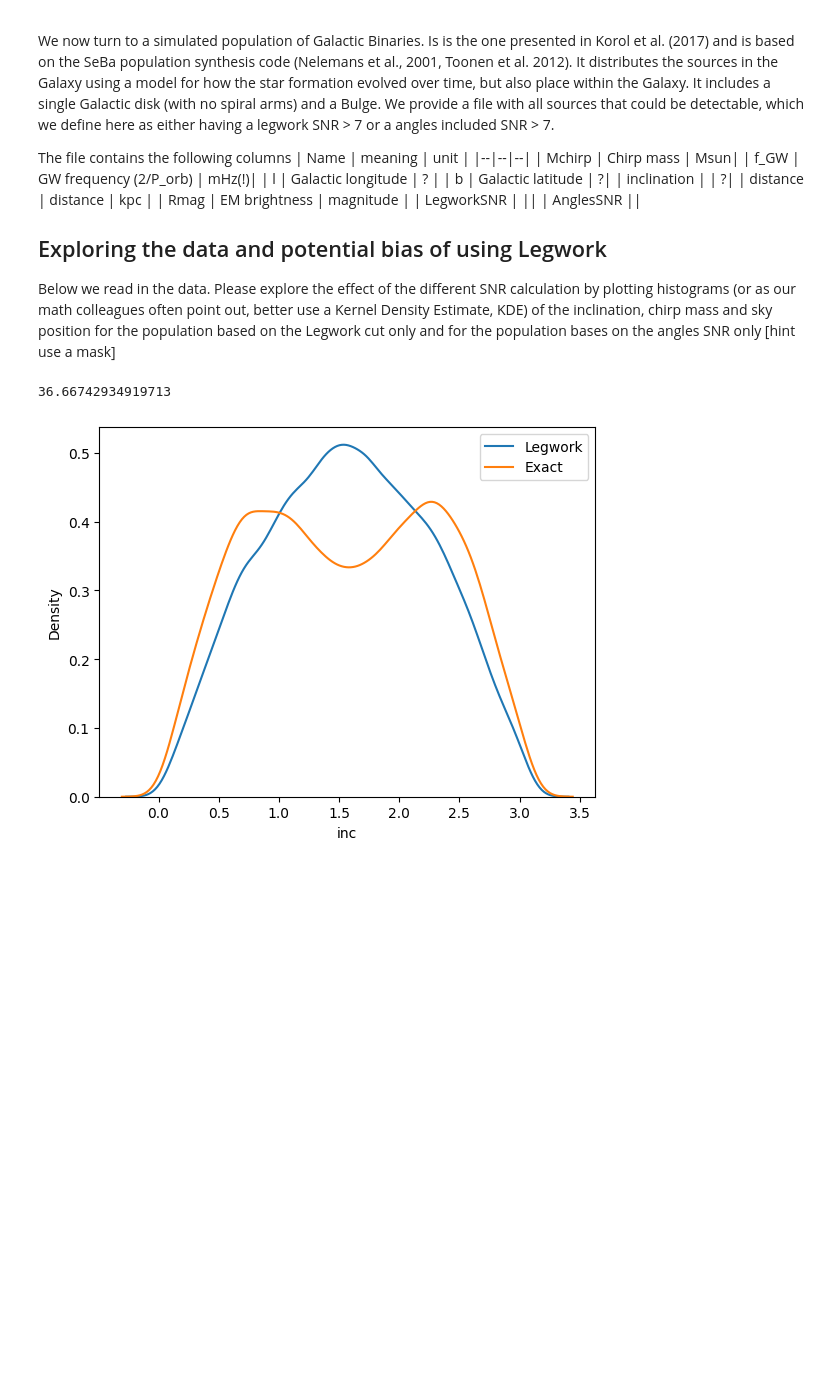
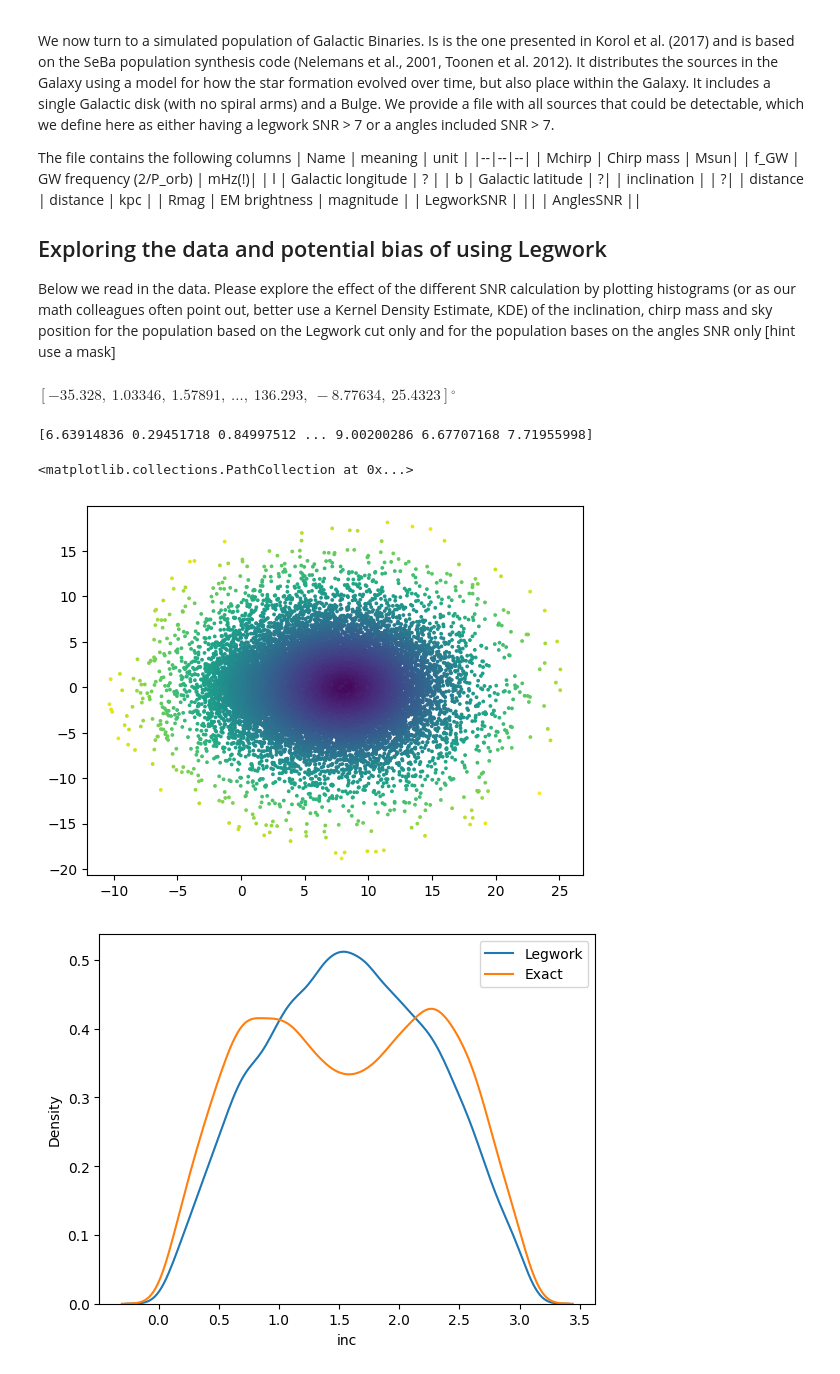
Before and after one commit to nelemans/LISA_GB_population, a Jupyter notebook: LISA_community_day_populations.ipynb, the cells around one changed output. Drawn from its saved outputs; the diff is of its cells as text; code cells hidden in the pictures; blank space fills up the shorter version.

```diff
--- a/LISA_community_day_populations.ipynb
+++ b/LISA_community_day_populations.ipynb
@@ -354,12 +354,24 @@ maskLegwork = data['approxSNR'] > 7
 maskAngles = data['exactSNR'] > 7
 # %%
 data['Mchirp'] = Mch(data['M1'],data['M2'])
-# %%
-data['f_GW'] = 2/(data['P']*u.day.to(u.second))*1000
-# %%
-data['f_GW'].max()
-# %% [output]
-36.66742934919713
+# %%
+np.array(data['l'])*u.degree
+# %% [output]
+$[-35.328,~1.03346,~1.57891,~\dots,~136.293,~-8.77634,~25.4323]\mathrm{{}^{\circ}}$
+# %%
+from astropy.coordinates import SkyCoord
+c = SkyCoord(l=np.array(data['l'])*u.degree, b=np.array(data['b'])*u.degree, distance = np.array(data['d'])*u.kpc, frame='galactic')
+gal_d = c.transform_to(frame='galactocentric').spherical.distance.value
+print(gal_d)
+# %% [output]
+[6.63914836 0.29451718 0.84997512 ... 9.00200286 6.67707168 7.71955998]
+# %%
+data['gal_d'] = gal_d
+# %%
+plt.scatter(data['d']*np.cos(data['l']/57.3),data['d']*np.sin(data['l']/57.3),c=data['gal_d'],s=3,alpha=1)
+# %% [output]
+<matplotlib.collections.PathCollection at 0x...>
+[figure, added]
 # %%
 # plot historgrams/KDE for population with SNR_Legwork > 7 and SNR_Angles > 7, Mchirp, inclination, sky position
 sns.kdeplot(data[maskLegwork],x='inc',label='Legwork')
```
Also changed, not shown: parts of 4 cells of this notebook.
